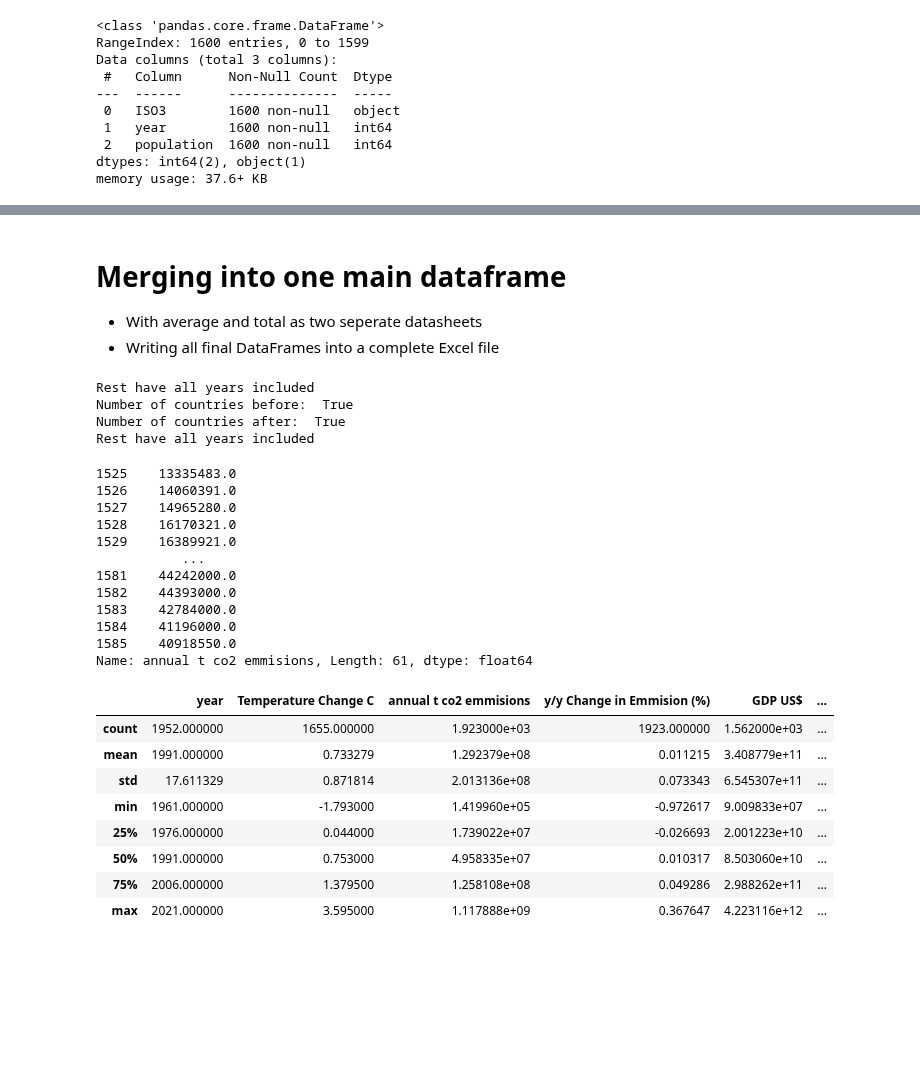
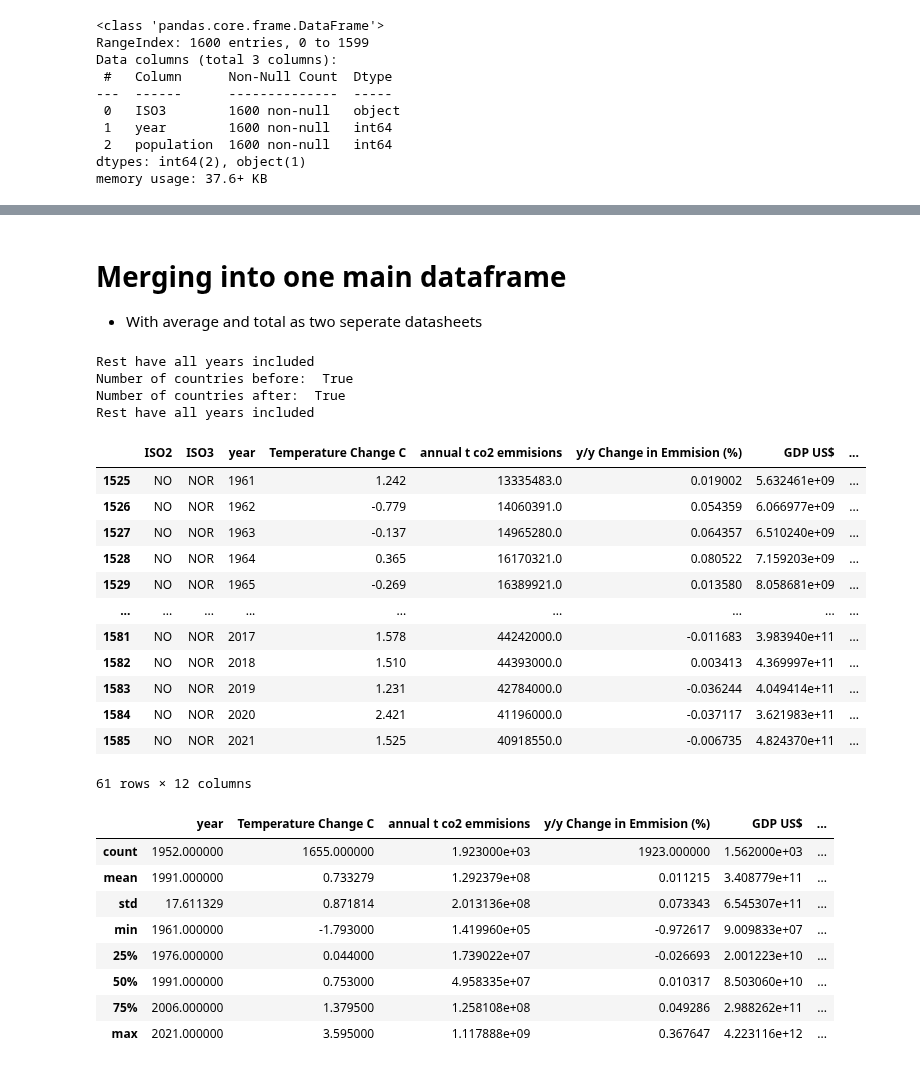
Before and after one commit to TrulsST/VisualAnalytics, a Jupyter notebook: Data_processing.ipynb, the cells around one changed output, grey strips where cells are left out. Saved outputs shown, nothing was run; the diff lists cells and outputs as text; code cells hidden in the pictures; blank space fills up the shorter version.

```diff
--- a/Data_processing.ipynb
+++ b/Data_processing.ipynb
@@ -373,8 +250,8 @@ set()
 # %% [markdown]
 # Merging into one main dataframe
 - With average and total as two seperate datasheets
-- Writing all final DataFrames into a complete Excel file
 # %%
+# Initiate the main dataframe as temperature change df as this dataframe contains all ISO2 and ISO3 codes
 df_main = df_temp_change
 
 # Check if all conseccutive years are present
@@ -404,49 +281,49 @@ dfs = [df_co2, df_gdp, df_green_bonds, df_pop]
 for frame in dfs:
 
     df_main = df_main.merge(frame, left_on=['ISO3','year'], right_on = ['ISO3', 'year'], how = 'left')
 
 # Merge EV-files on ISO2
-dfs = [df_phev_sales, df_bev_sales, df_ev_chargingP, df_ev_share]
+dfs = [df_ev_share]
 for frame in dfs:
     df_main = df_main.merge(frame, left_on=['ISO2','year'], right_on = ['ISO2', 'year'], how = 'left')
 
 # Insert country name
 df_main['country'] = df_main['ISO2']
 df_main['country'].replace(iso_name, inplace=True)
 
 
 # Check if all countries still in the dataset
 print("Number of countries after: ",len(df_main['country'].unique()) == len(eu_codes))
 
+# Check if all countries still have consecutive years in the dataset
 for c in df_main['ISO3'].unique():
     for_this_c = df_main[df_main['ISO3'] == c]
     all_years = (for_this_c['year'] == list(range(min(for_this_c['year']), max(for_this_c['year']) + 1))).all()
     if not all_years:
         print("Not Consecutive years included for: ", c)
 
 print("Rest have all years included")
 
-#f = df_main[df_main['country'] == 'United Kingdom']["annual t co2 emmisions"]
-#f
-f = df_main[df_main['ISO3'] == 'NOR']["annual t co2 emmisions"]
+f = df_main[df_main['ISO3'] == 'NOR']
 f
 # %% [output]
 Rest have all years included
 Number of countries before:  True
 Number of countries after:  True
 Rest have all years included
+|  | ISO2 | ISO3 | year | Temperature Change C | annual t co2 emmisions | y/y Change in Emmision (%) | GDP US$ | ... |
+| 1525 | NO | NOR | 1961 | 1.242 | 13335483.0 | 0.019002 | 5.632461e+09 | ... |
+| 1526 | NO | NOR | 1962 | -0.779 | 14060391.0 | 0.054359 | 6.066977e+09 | ... |
+| 1527 | NO | NOR | 1963 | -0.137 | 14965280.0 | 0.064357 | 6.510240e+09 | ... |
+| 1528 | NO | NOR | 1964 | 0.365 | 16170321.0 | 0.080522 | 7.159203e+09 | ... |
+| 1529 | NO | NOR | 1965 | -0.269 | 16389921.0 | 0.013580 | 8.058681e+09 | ... |
+| ... | ... | ... | ... | ... | ... | ... | ... | ... |
+| 1581 | NO | NOR | 2017 | 1.578 | 44242000.0 | -0.011683 | 3.983940e+11 | ... |
+| 1582 | NO | NOR | 2018 | 1.510 | 44393000.0 | 0.003413 | 4.369997e+11 | ... |
+| 1583 | NO | NOR | 2019 | 1.231 | 42784000.0 | -0.036244 | 4.049414e+11 | ... |
+| 1584 | NO | NOR | 2020 | 2.421 | 41196000.0 | -0.037117 | 3.621983e+11 | ... |
+| 1585 | NO | NOR | 2021 | 1.525 | 40918550.0 | -0.006735 | 4.824370e+11 | ... |
-1525    13335483.0
-1526    14060391.0
-1527    14965280.0
-1528    16170321.0
-1529    16389921.0
-           ...
-1581    44242000.0
-1582    44393000.0
-1583    42784000.0
-1584    41196000.0
-1585    40918550.0
-Name: annual t co2 emmisions, Length: 61, dtype: float64
+61 rows × 12 columns
 # %%
 df_main.describe()
 # %% [output]
```
Also changed, not shown: parts of 23 cells of this notebook, 2 other files.
